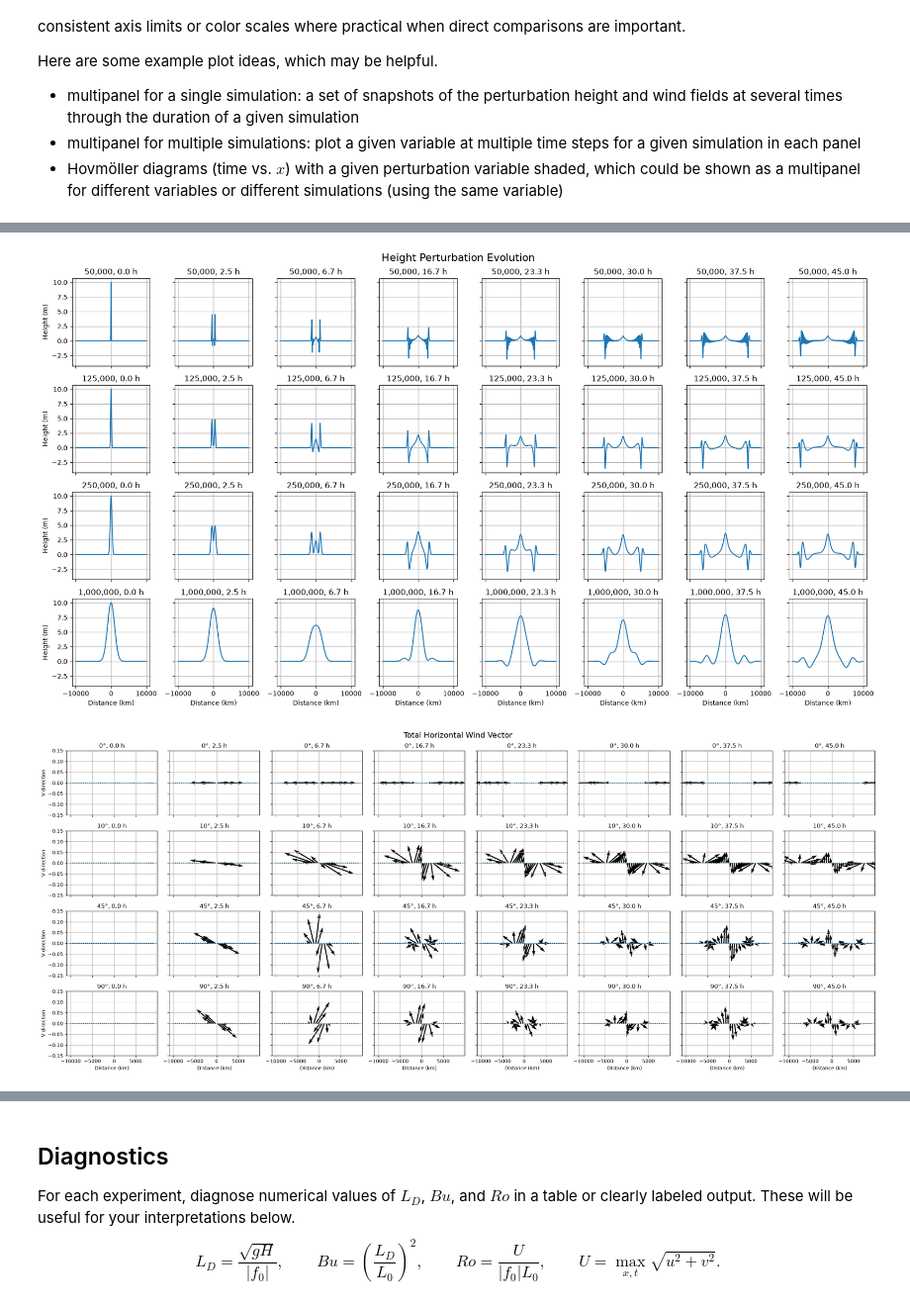
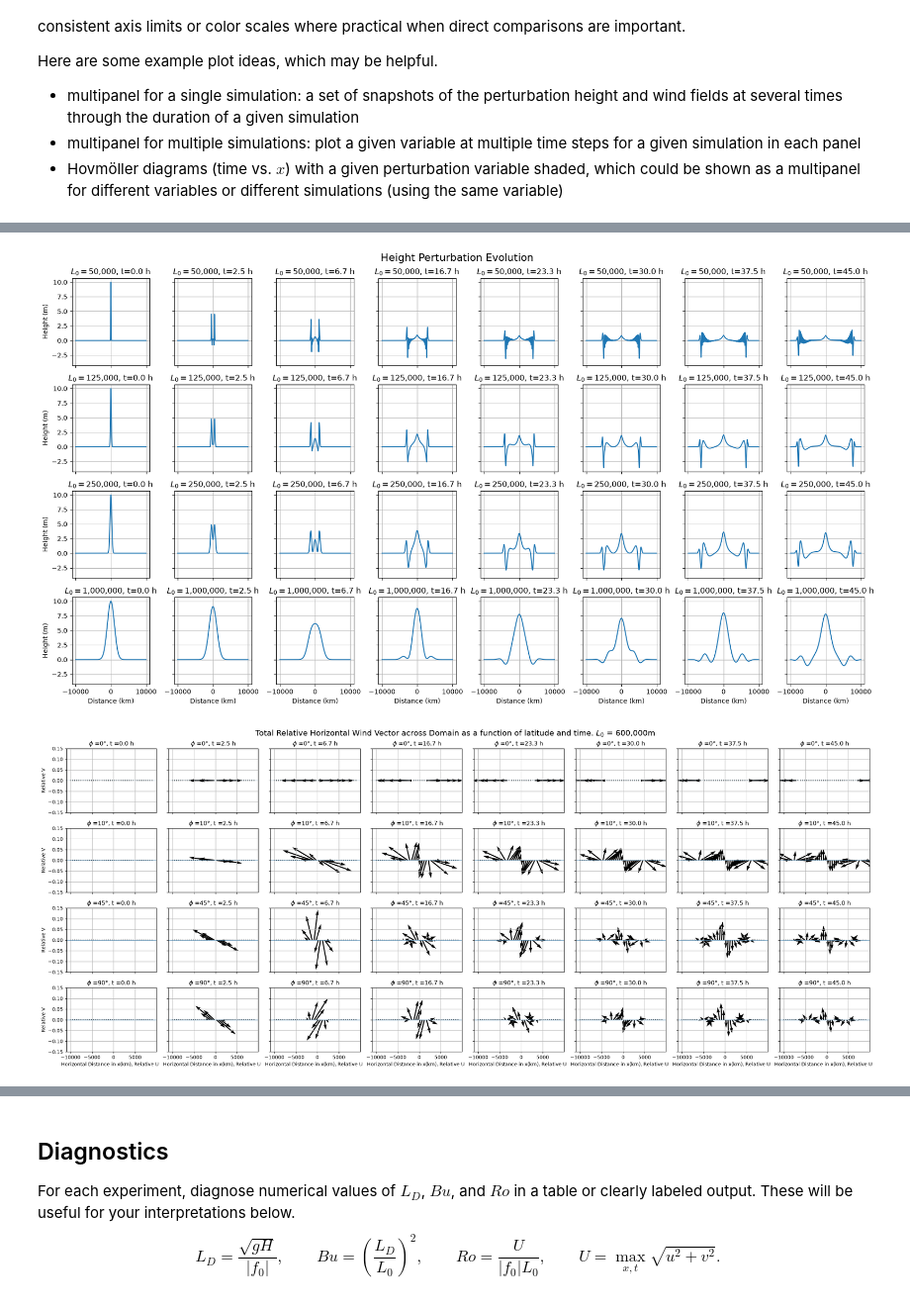
Before and after one commit to rylandlopez24/metr5003, a Jupyter notebook: lab2_geostrophic_adjustment.ipynb, the cells around one changed output, grey strips where cells are left out. Shown at 99% size. Saved outputs shown, nothing was run; the diff lists cells and outputs as text; code cells hidden in the pictures.

```diff
--- a/lab2_geostrophic_adjustment.ipynb
+++ b/lab2_geostrophic_adjustment.ipynb
@@ -309,7 +309,7 @@ for row, (label, case) in enumerate(cases):
         # Time in hours
         time_hours = case["time"][idx] / 3600
 
-        ax.set_title(f"{label}, {time_hours:.1f} h")
+        ax.set_title(f"$\\phi$ ={label}, t ={time_hours:.1f} h")
 
         ax.grid(True)
 
@@ -348,7 +348,7 @@ for row, (label, case) in enumerate(cases):
         # Time in hours
         time_hours = case["time"][idx] / 3600
 
-        ax.set_title(f"{label}, {time_hours:.1f} h")
+        ax.set_title(f"$\\phi$ ={label}, t ={time_hours:.1f} h")
 
         ax.grid(True)
 
@@ -359,7 +359,7 @@ for ax in axes[-1, :]:
 for ax in axes[:, 0]:
     ax.set_ylabel("u wind (m/s)")
 
-fig.suptitle("U wind Evolution", fontsize=16)
+fig.suptitle("U wind Evolution vs time, with varying latitudes", fontsize=16)
 
 plt.tight_layout()
 plt.show()
@@ -387,7 +387,7 @@ for row, (label, case) in enumerate(cases):
         # Time in hours
         time_hours = case["time"][idx] / 3600
 
-        ax.set_title(f"{label}, {time_hours:.1f} h")
+        ax.set_title(f"$\\phi$ ={label}, t ={time_hours:.1f} h")
 
         ax.grid(True)
 
@@ -398,7 +398,7 @@ for ax in axes[-1, :]:
 for ax in axes[:, 0]:
     ax.set_ylabel("v wind (m/s)")
 
-fig.suptitle("V wind Evolution", fontsize=16)
+fig.suptitle("V wind Evolution vs time, with varying latitudes", fontsize=16)
 
 plt.tight_layout()
 plt.show()
@@ -407,12 +407,12 @@ plt.show()
 # %%
-cases = [("50,000", L1),("125,000", L2),("250,000", L3),("1,000,000", L4)]
+cases1 = [("50,000", L1),("125,000", L2),("250,000", L3),("1,000,000", L4)]
 
 time_indices = [0,15,40, 100, 140, 180,225,270]
 
 # figure with 4 rows and 8 columns
 fig, axes = plt.subplots(4, 8, figsize=(18, 10), sharex=True, sharey=True)
 
-for row, (label, case) in enumerate(cases):
+for row, (label, case) in enumerate(cases1):
 
 
 
@@ -428,7 +428,7 @@ for row, (label, case) in enumerate(cases):
         # Time in hours
         time_hours = case["time"][idx] / 3600
 
-        ax.set_title(f"{label}, {time_hours:.1f} h")
+        ax.set_title(f"$L_{0}=${label}, t={time_hours:.1f} h")
 
         ax.grid(True)
 
@@ -444,7 +444,7 @@ fig.suptitle("Height Perturbation Evolution", fontsize=16)
 plt.tight_layout()
 plt.show()
 # %% [output]
-[figure, old version]
+[figure, new version]
 # %%
 cases = [
     ("0°", zerodeg),
@@ -453,12 +453,9 @@ cases = [
     ("90°", ninetyndeg)
 ]
 
-# 20 positions across the domain
+# 40 positions across the domain
 x_indices = (np.linspace(0, 0.95, 40) * (len(X) - 1)).astype(int)
 
-# -------------------------------------------------------------
-# Find maximum wind speed across everything being plotted
-# -------------------------------------------------------------
 
 all_speeds = []
 
@@ -526,35 +523,35 @@ for row, (label, case) in enumerate(cases):
             u_dir * arrow_length,
             v_dir * arrow_length,
             angles="uv",
             scale=1,
             width=0.012
         )
 
         ax.axhline(0, linewidth=0.5)
 
         time_hours = case["time"][idx] / 3600
 
         ax.set_title(
-            f"{label}, {time_hours:.1f} h"
+            f"$\\phi$ ={label}, t ={time_hours:.1f} h"
         )
 
         ax.grid(True)
 
         ax.set_ylim(-0.15, 0.15)
 
 # Labels
 for ax in axes[-1, :]:
-    ax.set_xlabel("Distance (km)")
+    ax.set_xlabel("Horizontal Distance in x(km), Relative U  ")
 
 for ax in axes[:, 0]:
-    ax.set_ylabel("V direction")
+    ax.set_ylabel("Relative V")
 
 fig.suptitle(
-    "Total Horizontal Wind Vector",
+    "Total Relative Horizontal Wind Vector across Domain as a function of latitude and time. $L_{0}$ = 600,000m",
     fontsize=16
 )
 
 plt.tight_layout()
 plt.show()
 # %% [output]
-[figure, old version]
+[figure, new version]
```
Also changed, not shown: parts of 8 cells of this notebook.
